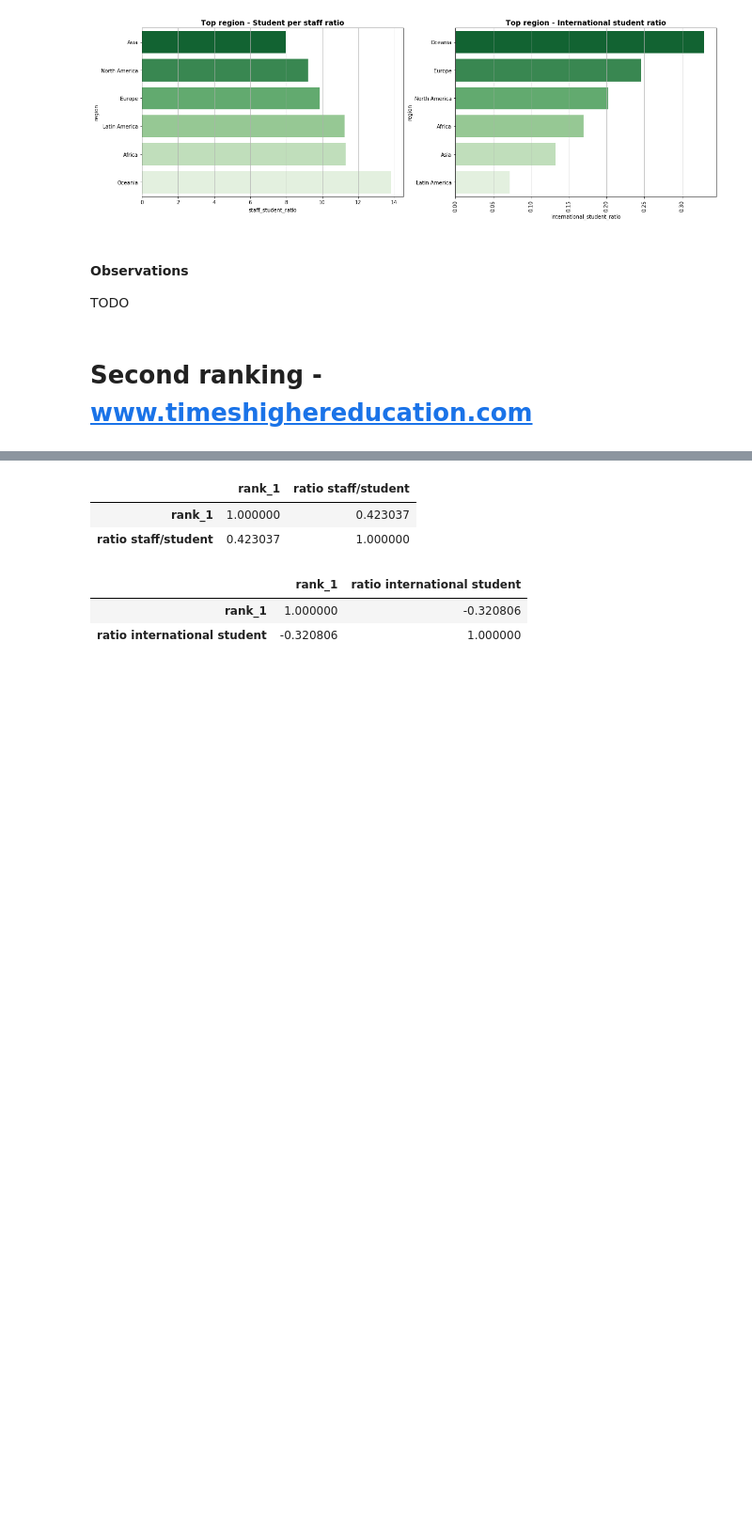
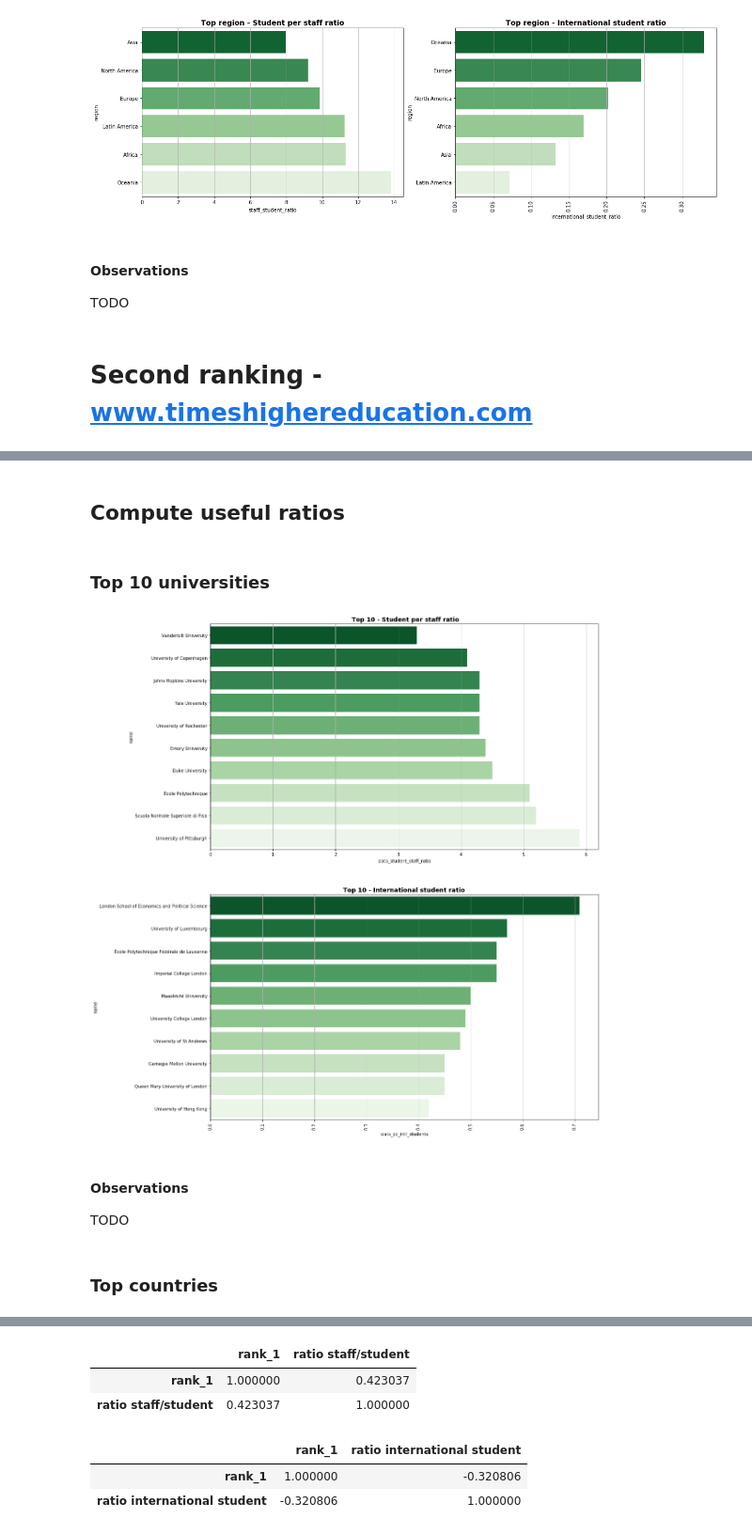
Before and after one commit to MsSquirrel/ADA---MAK, a Jupyter notebook: Homework 2/alex/Homework 2.ipynb, the cells around one changed output, grey strips where cells are left out. Shown: that part at 94% size. Drawn from its saved outputs; the diff is of its cells as text; code cells hidden in the pictures; blank space fills up the shorter version.

```diff
--- a/Homework 2/alex/Homework 2.ipynb
+++ b/Homework 2/alex/Homework 2.ipynb
@@ -366,0 +191,19 @@ final_top200
+# %% [markdown]
+## Compute useful ratios
+# %% [markdown]
+### Top 10 universities
+# %%
+top10_the_1 = top200_the.sort_values(['stats_student_staff_ratio'], ascending=True).head(10) # Top 10 universities - student/staff ratio
+top10_the_2 = top200_the.sort_values(['stats_pc_intl_students'], ascending=False).head(10) # Top 10 universities - international student ratio
+# %%
+figure, axes = plt.subplots(2, 1, figsize=(16, 21))
+
+plot_data_bar(top10_the_1, axes[0], 'name', 'stats_student_staff_ratio', ' Top 10 - Student per staff ratio')
+plot_data_bar(top10_the_2, axes[1], 'name', 'stats_pc_intl_students', 'Top 10 - International student ratio')
+# %% [output]
+[figure, added]
+# %% [markdown]
+#### Observations
+TODO
+# %% [markdown]
+### Top countries
```
Also changed, not shown: parts of 32 cells of this notebook.
